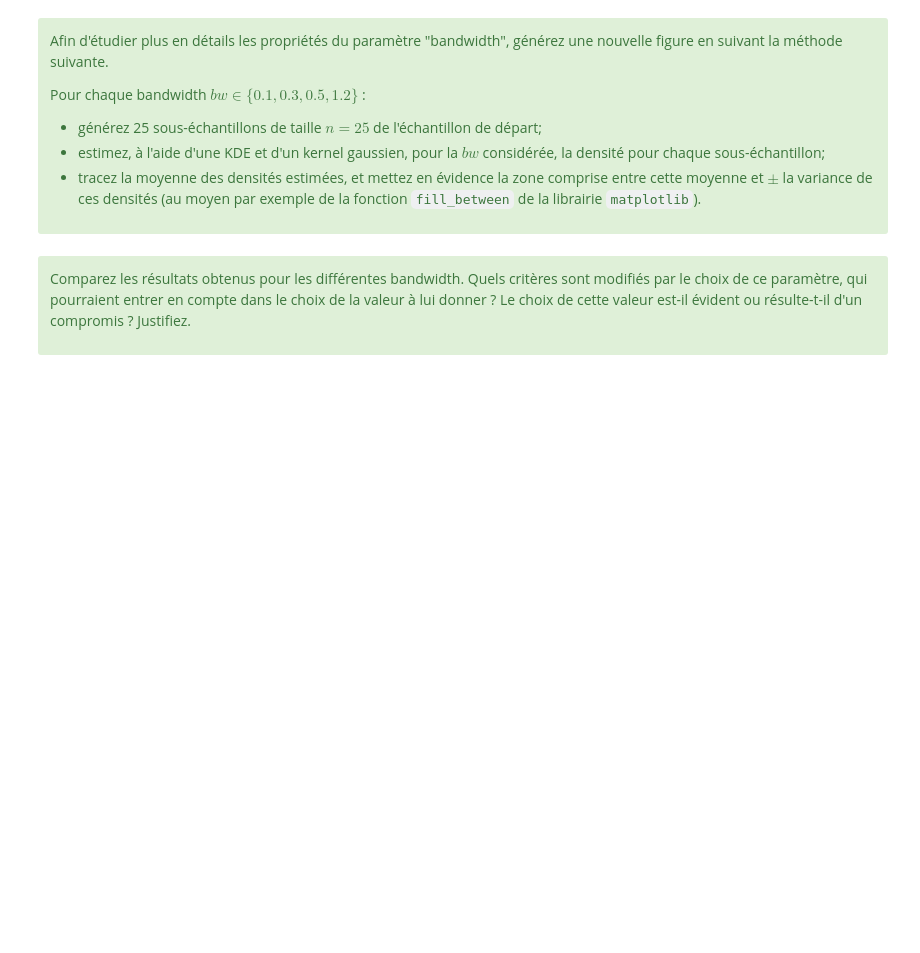
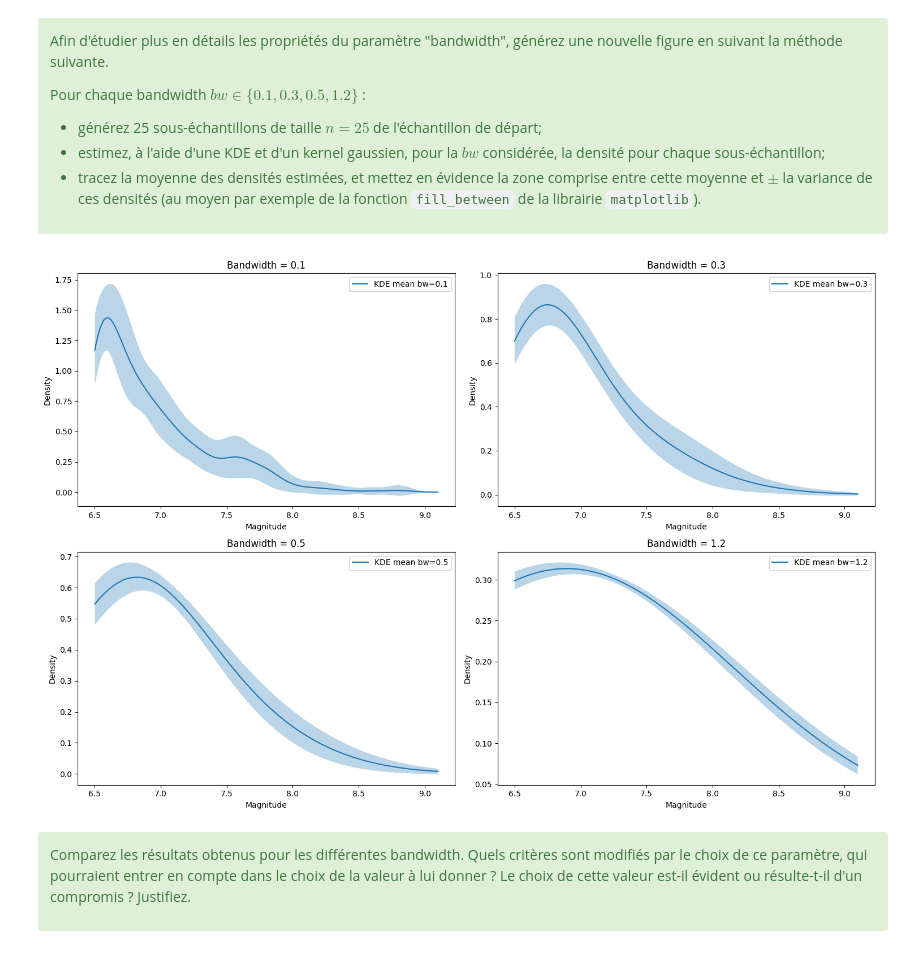
Before and after one commit to LeJzer03/Stat.-Devoir---Github, a Jupyter notebook: math0487_hw1_student.ipynb, the cells around one changed output. Saved outputs shown, nothing was run; the diff lists cells and outputs as text; code cells hidden in the pictures; blank space fills up the shorter version.

```diff
--- a/math0487_hw1_student.ipynb
+++ b/math0487_hw1_student.ipynb
@@ -218,6 +341,41 @@ Pour chaque bandwidth $bw \in \{0.1, 0.3, 0.5, 1.2\}$ :
 </div>
 # %%
 """VOTRE CODE ICI"""
+# Générer une nouvelle figure
+fig, ax = plt.subplots(2, 2, figsize=(15, 10))
+ax = ax.flatten()
+
+# Pour chaque bandwidth
+for i, bw in enumerate([0.1, 0.3, 0.5, 1.2]):
+    densities = []
+    x_d = np.linspace(data_np.min(), data_np.max(), 1000)[:, None]
+
+    # Générer 25 sous-échantillons et estimer la densité
+    for _ in range(25):
+        subsample = np.random.choice(data_np, size=25, replace=False)
+        kde = KernelDensity(kernel='gaussian', bandwidth=bw).fit(subsample[:, None])
+        log_dens = kde.score_samples(x_d)
+        densities.append(np.exp(log_dens))
+
+    densities = np.array(densities)
+    mean_density = densities.mean(axis=0)
+    std_density = densities.std(axis=0)
+
+    # Tracer la moyenne des densités estimées
+    ax[i].plot(x_d[:, 0], mean_density, label=f'KDE mean bw={bw}')
+
+    # Mettre en évidence la zone comprise entre la moyenne et ± la variance
+    ax[i].fill_between(x_d[:, 0], mean_density - std_density, mean_density + std_density, alpha=0.3)
+
+    ax[i].set_title(f'Bandwidth = {bw}')
+    ax[i].set_xlabel('Magnitude')
+    ax[i].set_ylabel('Density')
+    ax[i].legend()
+
+plt.tight_layout()
+plt.show()
+# %% [output]
+[figure, added]
 # %% [markdown]
 <div class="alert-success">
 
```
Also changed, not shown: parts of 17 cells of this notebook.
